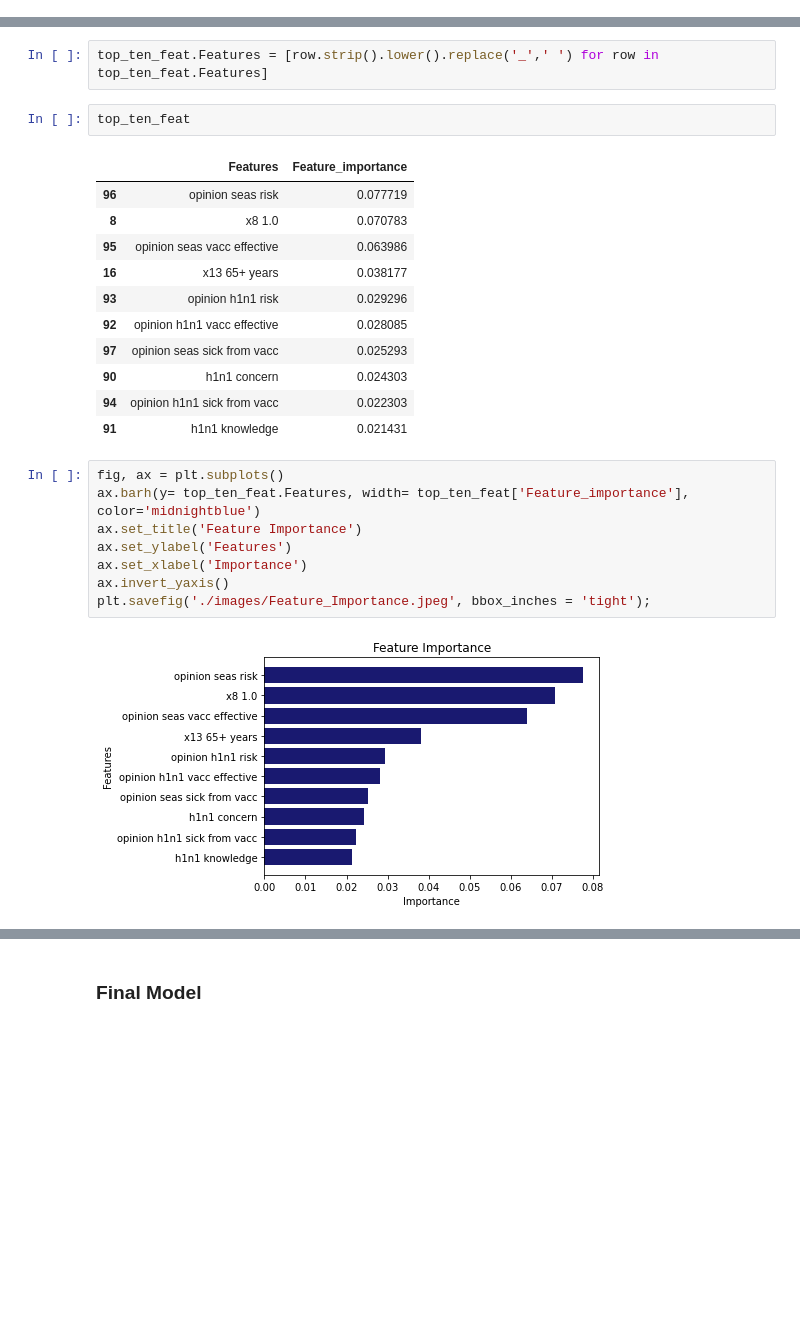
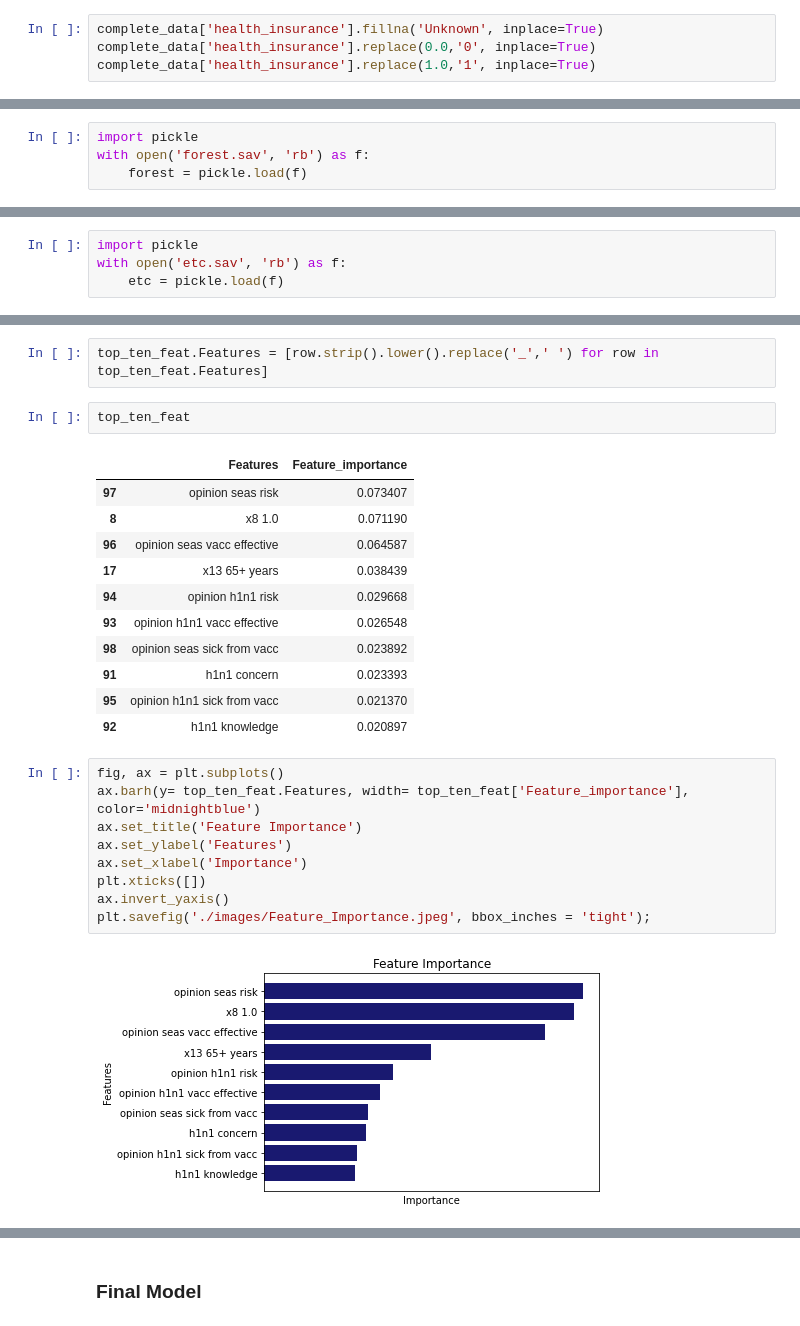
Before and after one commit to ZachRauch/Flu-Shot-Learning, a Jupyter notebook: Predicting Seasonal Vaccine Status.ipynb, the cells around one changed output, grey strips where cells are left out. Cells and saved outputs as stored; diff of their text form; blank space fills up the shorter version.

Commit message:
Final visualizations

```diff
--- a/Predicting Seasonal Vaccine Status.ipynb
+++ b/Predicting Seasonal Vaccine Status.ipynb
@@ -115 +113,5 @@ Name: health_insurance, dtype: int64
+# %%
+complete_data['health_insurance'].fillna('Unknown', inplace=True)
+complete_data['health_insurance'].replace(0.0,'0', inplace=True)
+complete_data['health_insurance'].replace(1.0,'1', inplace=True)
 # %% [markdown]
@@ -230,0 +221,4 @@ CV Results for `forest_pipe` model:
+# %%
+import pickle
+with open('forest.sav', 'rb') as f:
+    forest = pickle.load(f)
@@ -257 +251,5 @@ etc_pipe = ModelWithCV(model=etc_model_pipe,
+# %%
+import pickle
+with open('etc.sav', 'rb') as f:
+    etc = pickle.load(f)
 # %%
@@ -320,26 +318,27 @@ top_ten_feat.Features = [row.strip().lower().replace('_',' ') for row in top_ten
 top_ten_feat
 # %% [output]
 |  | Features | Feature_importance |
-| 96 | opinion seas risk | 0.077719 |
-| 8 | x8 1.0 | 0.070783 |
-| 95 | opinion seas vacc effective | 0.063986 |
-| 16 | x13 65+ years | 0.038177 |
-| 93 | opinion h1n1 risk | 0.029296 |
-| 92 | opinion h1n1 vacc effective | 0.028085 |
-| 97 | opinion seas sick from vacc | 0.025293 |
-| 90 | h1n1 concern | 0.024303 |
-| 94 | opinion h1n1 sick from vacc | 0.022303 |
-| 91 | h1n1 knowledge | 0.021431 |
+| 97 | opinion seas risk | 0.073407 |
+| 8 | x8 1.0 | 0.071190 |
+| 96 | opinion seas vacc effective | 0.064587 |
+| 17 | x13 65+ years | 0.038439 |
+| 94 | opinion h1n1 risk | 0.029668 |
+| 93 | opinion h1n1 vacc effective | 0.026548 |
+| 98 | opinion seas sick from vacc | 0.023892 |
+| 91 | h1n1 concern | 0.023393 |
+| 95 | opinion h1n1 sick from vacc | 0.021370 |
+| 92 | h1n1 knowledge | 0.020897 |
 # %%
 fig, ax = plt.subplots()
 ax.barh(y= top_ten_feat.Features, width= top_ten_feat['Feature_importance'], color='midnightblue')
 ax.set_title('Feature Importance')
 ax.set_ylabel('Features')
 ax.set_xlabel('Importance')
+plt.xticks([])
 ax.invert_yaxis()
 plt.savefig('./images/Feature_Importance.jpeg', bbox_inches = 'tight');
 # %% [output]
-[figure, old version]
+[figure, new version]
 # %% [markdown]
 The top 3 most important features in determining whether a person was to get vaccinated are
 - A person's opinion on the risk of the seasonal flu
```
Also changed, not shown: parts of 24 cells of this notebook, 29 other files.
